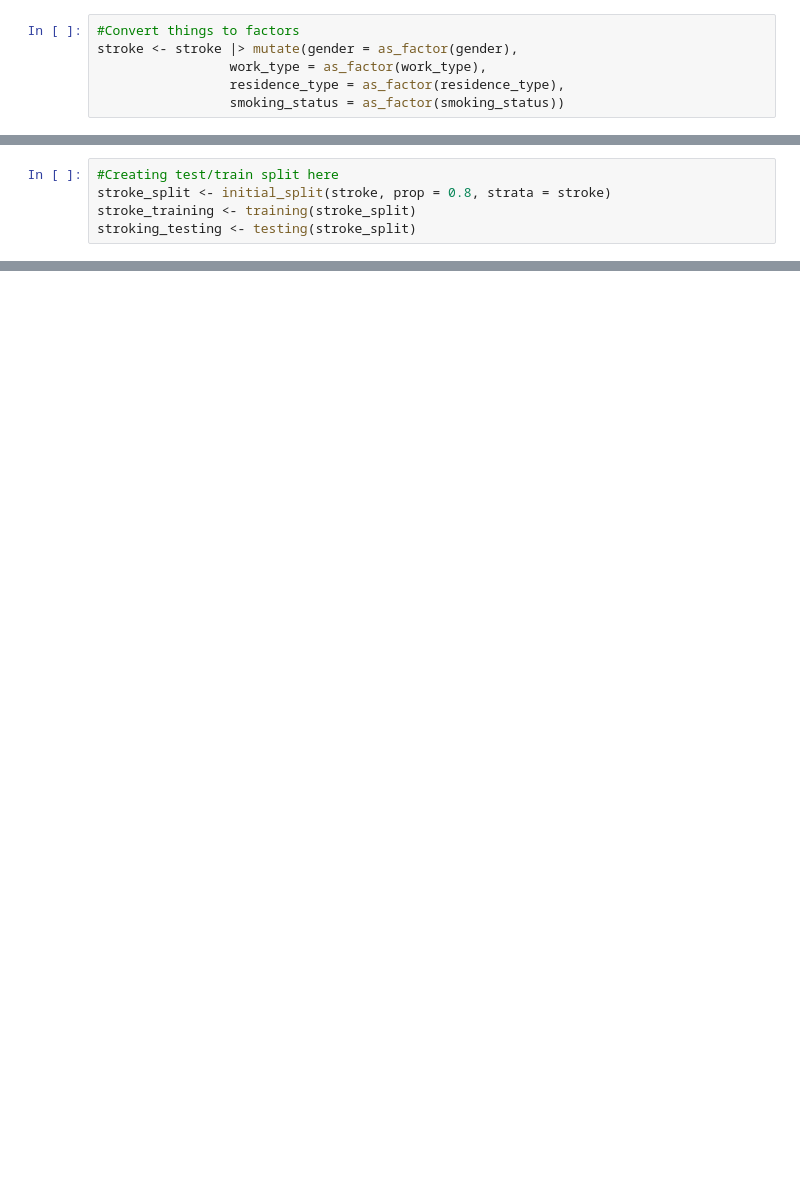
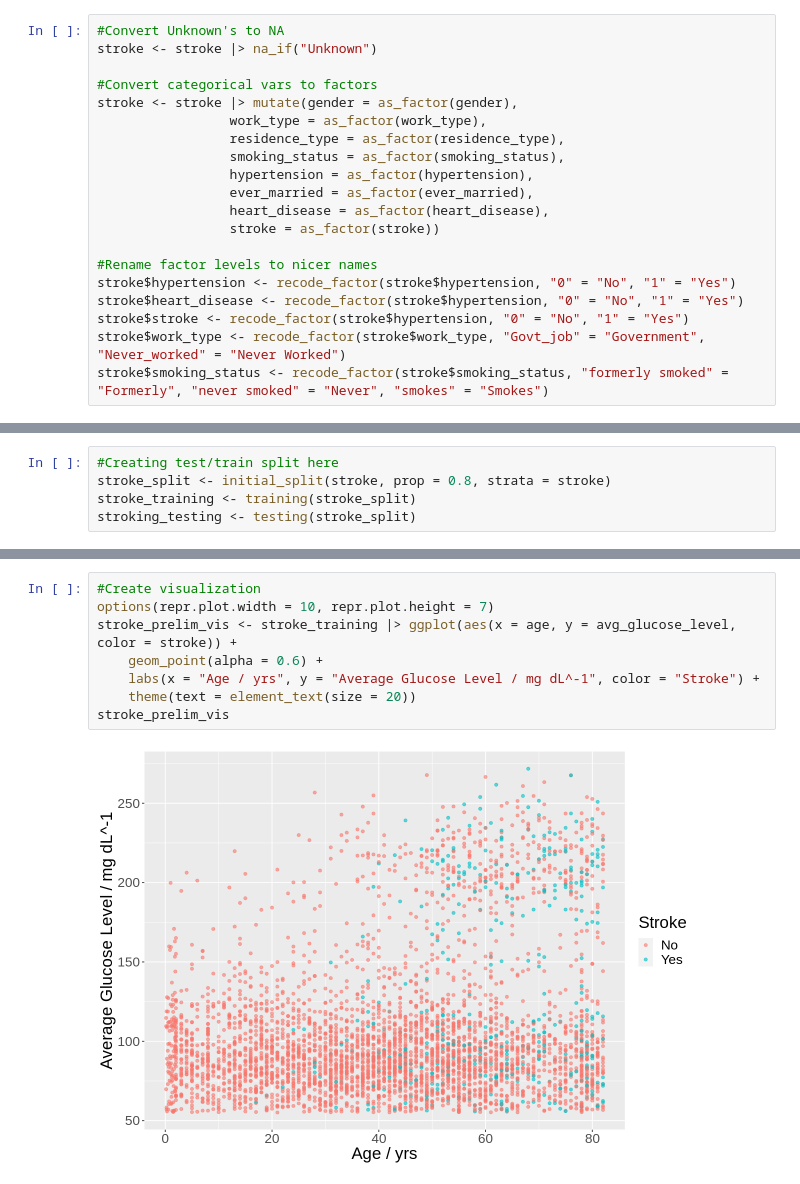
Before and after one commit to 21chanas3/dsci100-group73, a Jupyter notebook: main.ipynb, the cells around one changed output, grey strips where cells are left out. Cells and saved outputs as stored; diff of their text form; blank space fills up the shorter version.

Commit message:
completed prelim data exploration section

```diff
--- a/main.ipynb
+++ b/main.ipynb
@@ -47,11 +49,25 @@ dbl (6): id, age, hypertension, heart_disease, avg_glucose_level, stroke
 stroke_colnames <- stroke |> colnames() |> make.names() |> tolower()
 colnames(stroke) <- stroke_colnames
 # %%
-#Convert things to factors
+#Convert Unknown's to NA
+stroke <- stroke |> na_if("Unknown")
+
+#Convert categorical vars to factors
 stroke <- stroke |> mutate(gender = as_factor(gender),
                  work_type = as_factor(work_type),
                  residence_type = as_factor(residence_type),
-                 smoking_status = as_factor(smoking_status))
+                 smoking_status = as_factor(smoking_status),
+                 hypertension = as_factor(hypertension),
+                 ever_married = as_factor(ever_married),
+                 heart_disease = as_factor(heart_disease),
+                 stroke = as_factor(stroke))
+
+#Rename factor levels to nicer names
+stroke$hypertension <- recode_factor(stroke$hypertension, "0" = "No", "1" = "Yes")
+stroke$heart_disease <- recode_factor(stroke$hypertension, "0" = "No", "1" = "Yes")
+stroke$stroke <- recode_factor(stroke$hypertension, "0" = "No", "1" = "Yes")
+stroke$work_type <- recode_factor(stroke$work_type, "Govt_job" = "Government", "Never_worked" = "Never Worked")
+stroke$smoking_status <- recode_factor(stroke$smoking_status, "formerly smoked" = "Formerly", "never smoked" = "Never", "smokes" = "Smokes")
 # %%
 #For some reason bmi is of type char probably because of N/A, converting to double here
 stroke <- stroke |> mutate(bmi = as.numeric(as.character(bmi)))
@@ -65,0 +135,10 @@ stroking_testing <- testing(stroke_split)
+# %%
+#Create visualization
+options(repr.plot.width = 10, repr.plot.height = 7)
+stroke_prelim_vis <- stroke_training |> ggplot(aes(x = age, y = avg_glucose_level, color = stroke)) +
+    geom_point(alpha = 0.6) +
+    labs(x = "Age / yrs", y = "Average Glucose Level / mg dL^-1", color = "Stroke") +
+    theme(text = element_text(size = 20))
+stroke_prelim_vis
+# %% [output]
+[figure, added]
```
Also changed, not shown: parts of 6 cells of this notebook.
